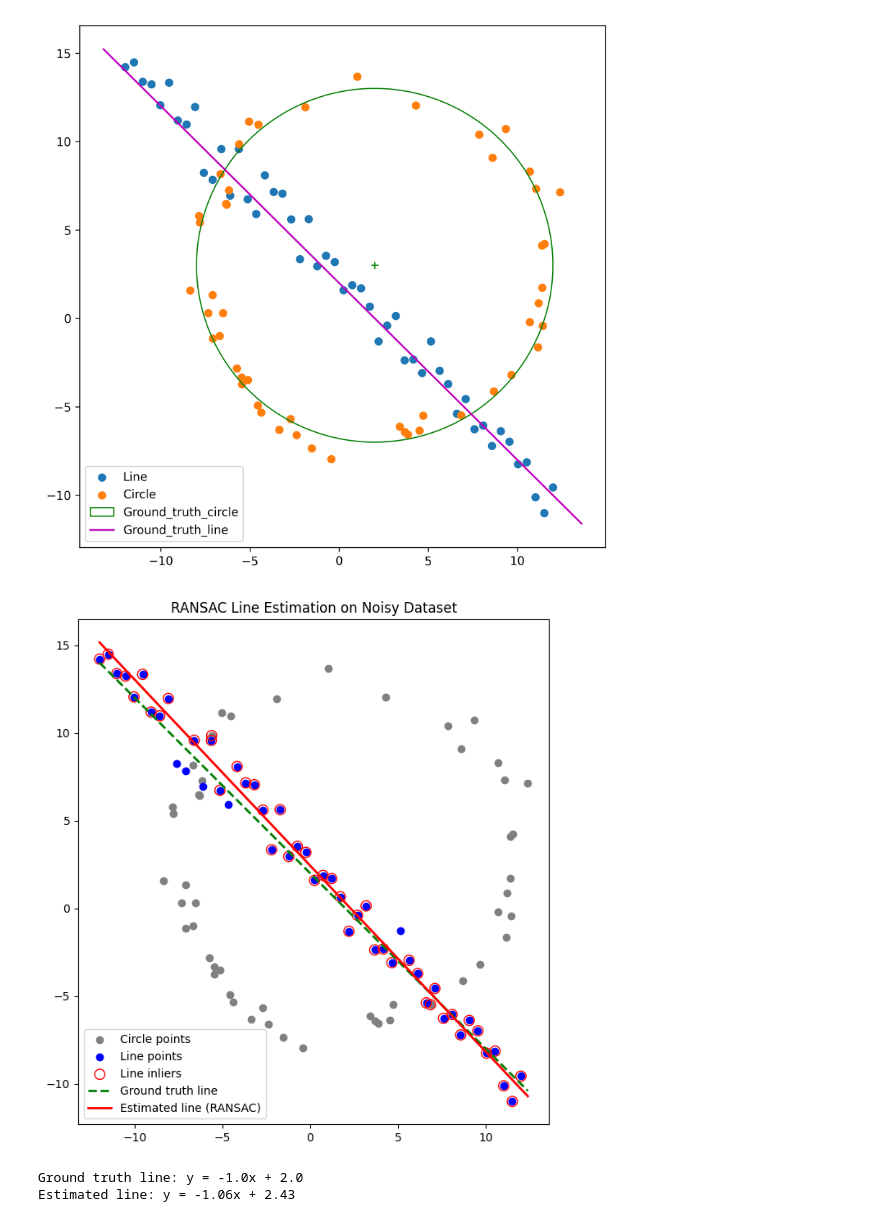
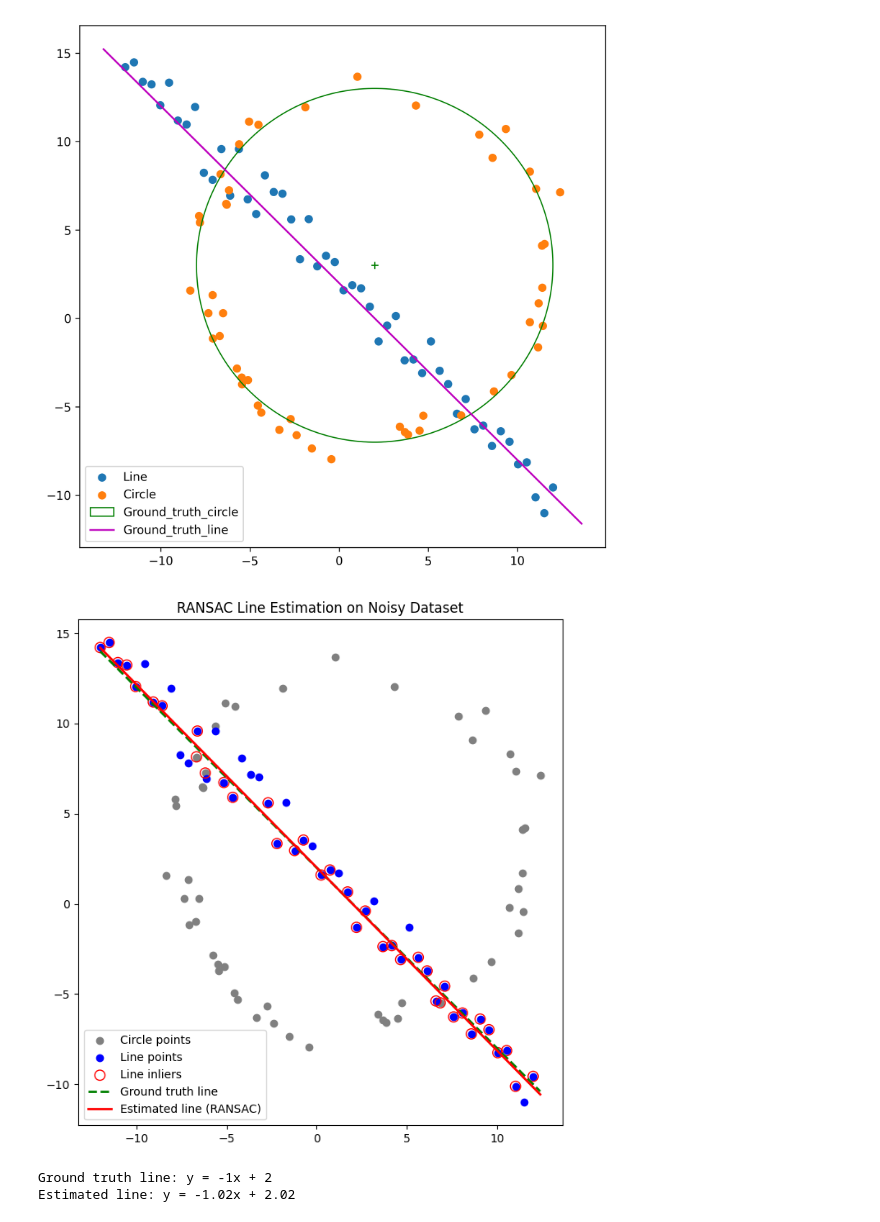
Before and after one commit to HansaniKaumadi/EN3160, a Jupyter notebook: assignment2/assignment2.ipynb, the cells around one changed output. Saved outputs shown, nothing was run; the diff lists cells and outputs as text; code cells hidden in the pictures.

```diff
--- a/assignment2/assignment2.ipynb
+++ b/assignment2/assignment2.ipynb
@@ -11,7 +16,7 @@ import matplotlib.pyplot as plt
 from scipy.ndimage import gaussian_laplace, maximum_filter
 
 # Read the image (downsampled 1/4th to reduce computation)
-img_path = r"D:\ACA\sem 5\vision\assignment 2\the_berry_farms_sunflower_field.jpeg"
+img_path = '/content/drive/My Drive/images/the_berry_farms_sunflower_field.jpeg'
 im = cv.imread(img_path, cv.IMREAD_REDUCED_COLOR_4)
 
 if im is None:
@@ -124,7 +129,7 @@ n = s*np.random.randn(half_n)
 x, y = x0_gt + (r + n)*np.cos(t), y0_gt + (r + n)*np.sin(t)
 X_circ = np.hstack((x.reshape(half_n,1), y.reshape(half_n,1)))
 s = 1.
-m, b = -1, 2
+m_gt, b_gt = -1, 2
 x = np.linspace(-12, 12, half_n)
 y = m*x + b + s*np.random.randn(half_n)
 X_line = np.hstack((x.reshape(half_n,1), y.reshape(half_n,1)))
@@ -163,8 +168,8 @@ def perp_distances(parameters, X):
     return np.abs(a*X[:,0] + b*X[:,1] - d)
 
 # RANSAC parameters
-thresh = 1.0      # distance threshold
-min_inliers = 35
+thresh = 0.7      # distance threshold
+min_inliers = 40
 n_iter = 1500
 best_consensus = None
 best_params = None
@@ -189,36 +194,36 @@ for _ in range(n_iter):
 
 X_inliers = X[best_consensus]
 Y_inliers = X_inliers[:,1]
 X_mat = np.hstack([X_inliers[:,0].reshape(-1,1), np.ones((len(X_inliers),1))])
 B = np.linalg.pinv(X_mat.T @ X_mat) @ X_mat.T @ Y_inliers
 m_est, c_est = B[0], B[1]
 
 
 fig, ax = plt.subplots(figsize=(8,8))
 ax.scatter(X_circ[:,0], X_circ[:,1], label='Circle points', color='gray')
 ax.scatter(X_line[:,0], X_line[:,1], label='Line points', color='blue')
 ax.scatter(X_inliers[:,0], X_inliers[:,1], facecolors='none', edgecolors='r', s=80, label='Line inliers')
 
 # Ground truth line
 x_vals = np.array([X[:,0].min(), X[:,0].max()])
 y_vals_gt = m_gt*x_vals + b_gt
 ax.plot(x_vals, y_vals_gt, 'g--', linewidth=2, label='Ground truth line')
 
 # Estimated line
 y_vals_est = m_est*x_vals + c_est
 ax.plot(x_vals, y_vals_est, 'r-', linewidth=2, label='Estimated line (RANSAC)')
 
 ax.set_aspect('equal')
 ax.legend()
 ax.set_title('RANSAC Line Estimation on Noisy Dataset')
 plt.show()
 
 print(f"Ground truth line: y = {m_gt}x + {b_gt}")
 print(f"Estimated line: y = {m_est:.2f}x + {c_est:.2f}")
 # %% [output]
-[figure, old version]
+[figure, new version]
-Ground truth line: y = -1.0x + 2.0
-Estimated line: y = -1.06x + 2.43
+Ground truth line: y = -1x + 2
+Estimated line: y = -1.02x + 2.02
 # %%
 # part b
 # X_inliers is from the previous line RANSAC
```
Also changed, not shown: parts of 2 cells of this notebook.
